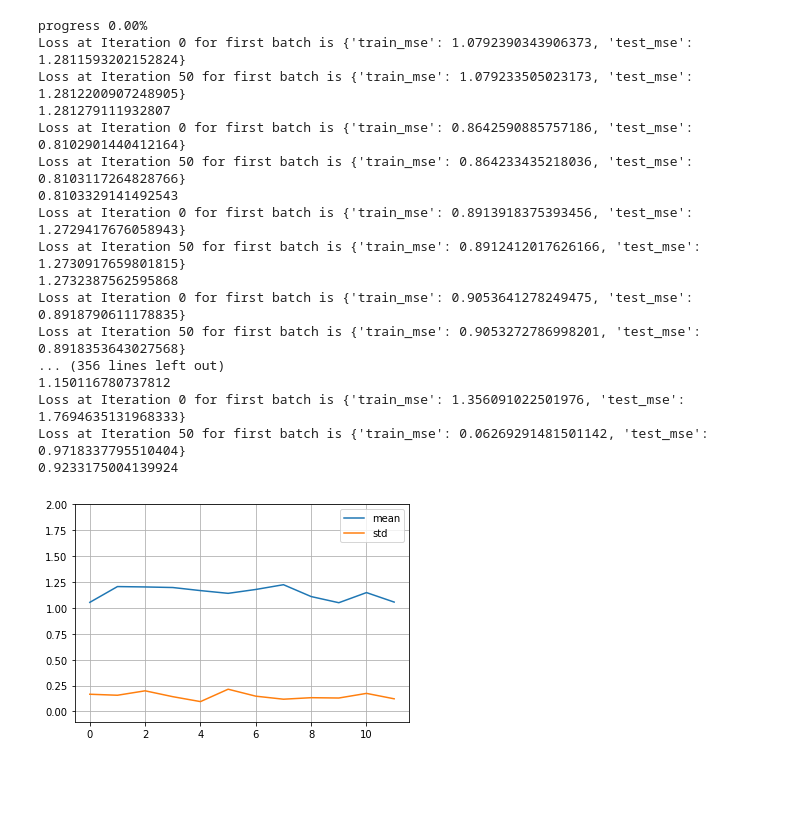
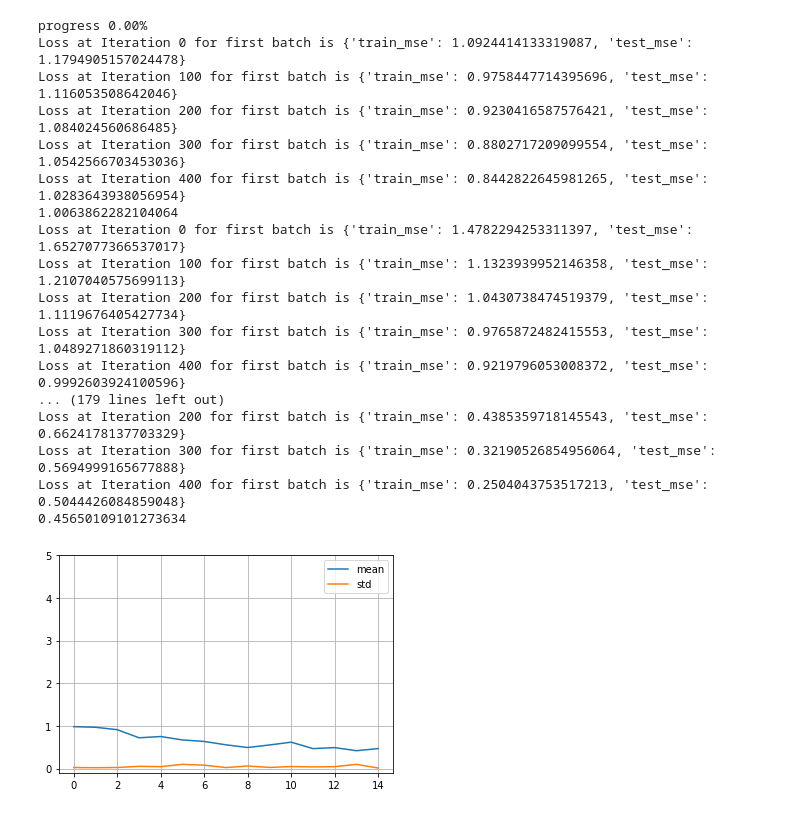
Before and after one commit to amomo25/ProjetDoubleDescente, a Jupyter notebook: ProjetDoubleDescente.ipynb, the cells around one changed output. Drawn from its saved outputs; the diff is of its cells as text; code cells hidden in the pictures; blank space fills up the shorter version.

```diff
--- a/ProjetDoubleDescente.ipynb
+++ b/ProjetDoubleDescente.ipynb
@@ -24,8 +24,11 @@ def get_dataset(d, n_train, n_test):
   #On vérifie que chaque élément de notre dataset ait une norme de sqrt(d)
   norm_tab = np.sum(x_train * x_train, axis = 1) ** 0.5
 
-  tau = 0.1
+  tau = 0.
   noise_level = tau * tau
+  #On veut E(noise) == 0 et E(noise^2) == tau^2
+  noise_train = np.random.randn(n_train, 1) * noise_level
+  noise_test = np.random.randn(n_test, 1) * noise_level
 
   F1 = 1
 
@@ -34,10 +37,6 @@ def get_dataset(d, n_train, n_test):
   norm = np.sum(sample_params * sample_params) #should be equal to F1^2
   sample_params = sample_params * (F1 / (norm**0.5))
 
-  #On veut E(noise) == 0 et E(noise^2) == tau^2
-  noise_train = np.random.randn(n_train, 1) * noise_level
-  noise_test = np.random.randn(n_test, 1) * noise_level
-
   y_train = np.dot(x_train, sample_params) + noise_train
   y_test = np.dot(x_test, sample_params) + noise_test
 
@@ -187,6 +201,6 @@ class Network:
                 "train_mse":  self.loss_function.loss(y_real, a_train[self.nb_layers]),
                 "test_mse":  self.loss_function.loss(y_test, a_test[self.nb_layers]),
             })
-            if(i % 50) == 0:
+            if(i % 100) == 0:
                 print(f"Loss at Iteration {i} for first batch is {loss_tab[-1]}")
         return loss_tab
@@ -193,26 +248,28 @@ class Network:
 # %%
-d = 300
-n_train = 100
-n_test = 100
+d = 100
+n_train = 300
+n_test = 300
 
-N_SPACE = np.arange(0, 600, 50)
+N_SPACE = np.arange(50, 500, 30)
 
 l = []
 
 for i, N in enumerate(N_SPACE):
   print(f"progress {100*i/len(N_SPACE):.2f}%")
   l0 = []
-  for _ in range(10):
+  for _ in range(5):
     x_train, y_train, x_test, y_test = get_dataset(d, n_train, n_test)
 
     nn = Network(N, Relu, Linear)
     config = dict(
-        nb_iterations=100,
-        batch_size=100,
+        nb_iterations=500,
+        batch_size=300,
         learning_rate1=0.00,
-        learning_rate2=0.01
+        #learning_rate2=0.01 * (d / N)
+        learning_rate2=0.001
     )
-    history = nn.fit(x_train, y_train, x_test, y_test, MSE, **config)
+    loss_func = reg_MSE(nn.weights, 0)
+    history = nn.fit(x_train, y_train, x_test, y_test, loss_func, **config)
     test_prediction = nn.predict(x_test)
     final_test_error = nn.loss_function.loss(y_test, test_prediction)
     l0.append(final_test_error)
@@ -221,29 +278,29 @@ for i, N in enumerate(N_SPACE):
   l.append({"mean": l0.mean(), "std": l0.std()})
 # %% [output]
 progress 0.00%
-Loss at Iteration 0 for first batch is {'train_mse': 1.0792390343906373, 'test_mse': 1.2811593202152824}
-Loss at Iteration 50 for first batch is {'train_mse': 1.079233505023173, 'test_mse': 1.2812200907248905}
-1.281279111932807
-Loss at Iteration 0 for first batch is {'train_mse': 0.8642590885757186, 'test_mse': 0.8102901440412164}
-Loss at Iteration 50 for first batch is {'train_mse': 0.864233435218036, 'test_mse': 0.8103117264828766}
-0.8103329141492543
-Loss at Iteration 0 for first batch is {'train_mse': 0.8913918375393456, 'test_mse': 1.2729417676058943}
-Loss at Iteration 50 for first batch is {'train_mse': 0.8912412017626166, 'test_mse': 1.2730917659801815}
-1.2732387562595868
-Loss at Iteration 0 for first batch is {'train_mse': 0.9053641278249475, 'test_mse': 0.8918790611178835}
-Loss at Iteration 50 for first batch is {'train_mse': 0.9053272786998201, 'test_mse': 0.8918353643027568}
-... (356 lines left out)
-1.150116780737812
-Loss at Iteration 0 for first batch is {'train_mse': 1.356091022501976, 'test_mse': 1.7694635131968333}
-Loss at Iteration 50 for first batch is {'train_mse': 0.06269291481501142, 'test_mse': 0.9718337795510404}
-0.9233175004139924
+Loss at Iteration 0 for first batch is {'train_mse': 1.0924414133319087, 'test_mse': 1.1794905157024478}
+Loss at Iteration 100 for first batch is {'train_mse': 0.9758447714395696, 'test_mse': 1.116053508642046}
+Loss at Iteration 200 for first batch is {'train_mse': 0.9230416587576421, 'test_mse': 1.084024560686485}
+Loss at Iteration 300 for first batch is {'train_mse': 0.8802717209099554, 'test_mse': 1.0542566703453036}
+Loss at Iteration 400 for first batch is {'train_mse': 0.8442822645981265, 'test_mse': 1.0283643938056954}
+1.0063862282104064
+Loss at Iteration 0 for first batch is {'train_mse': 1.4782294253311397, 'test_mse': 1.6527077366537017}
+Loss at Iteration 100 for first batch is {'train_mse': 1.1323939952146358, 'test_mse': 1.2107040575699113}
+Loss at Iteration 200 for first batch is {'train_mse': 1.0430738474519379, 'test_mse': 1.1119676405427734}
+Loss at Iteration 300 for first batch is {'train_mse': 0.9765872482415553, 'test_mse': 1.0489271860319112}
+Loss at Iteration 400 for first batch is {'train_mse': 0.9219796053008372, 'test_mse': 0.9992603924100596}
+... (179 lines left out)
+Loss at Iteration 200 for first batch is {'train_mse': 0.4385359718145543, 'test_mse': 0.6624178137703329}
+Loss at Iteration 300 for first batch is {'train_mse': 0.32190526854956064, 'test_mse': 0.5694999165677888}
+Loss at Iteration 400 for first batch is {'train_mse': 0.2504043753517213, 'test_mse': 0.5044426084859048}
+0.45650109101273634
 # %%
 df = pd.DataFrame(l)
 df.plot(grid=True)
-mpl.ylim(-0.1, 2)
+mpl.ylim(-0.1, 5)
 mpl.show()
 # %% [output]
-[figure, old version]
+[figure, new version]
 # %%
 pd.DataFrame(l)
 # %% [output]
```
Also changed, not shown: parts of 5 cells of this notebook.
